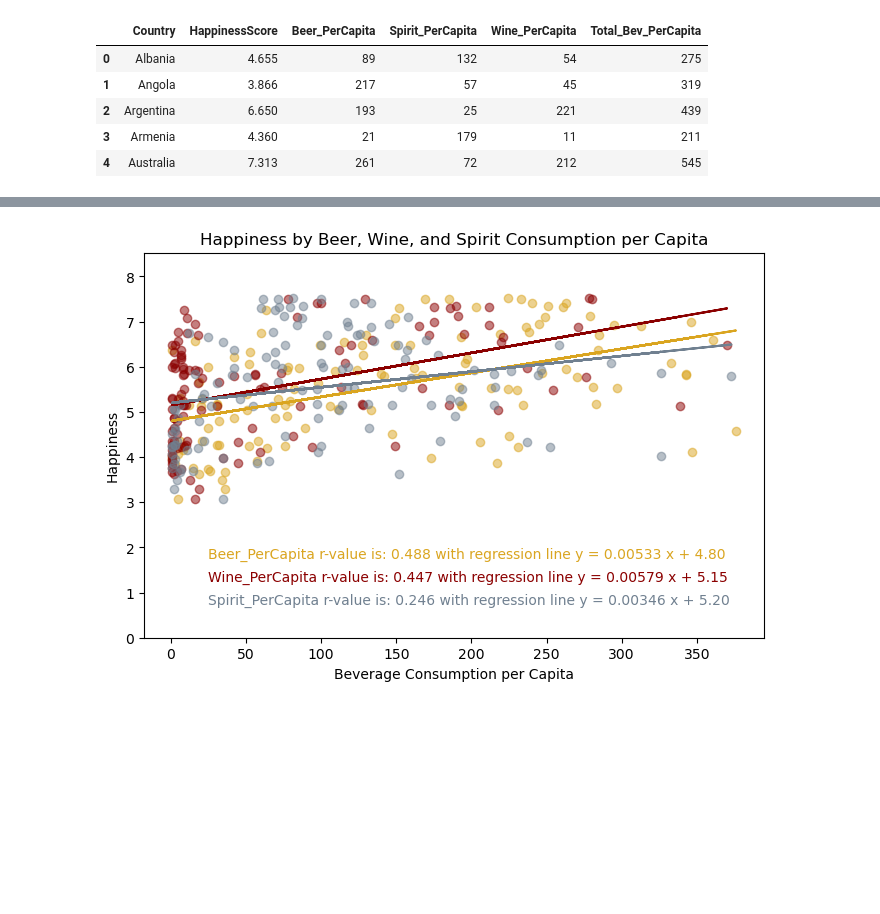
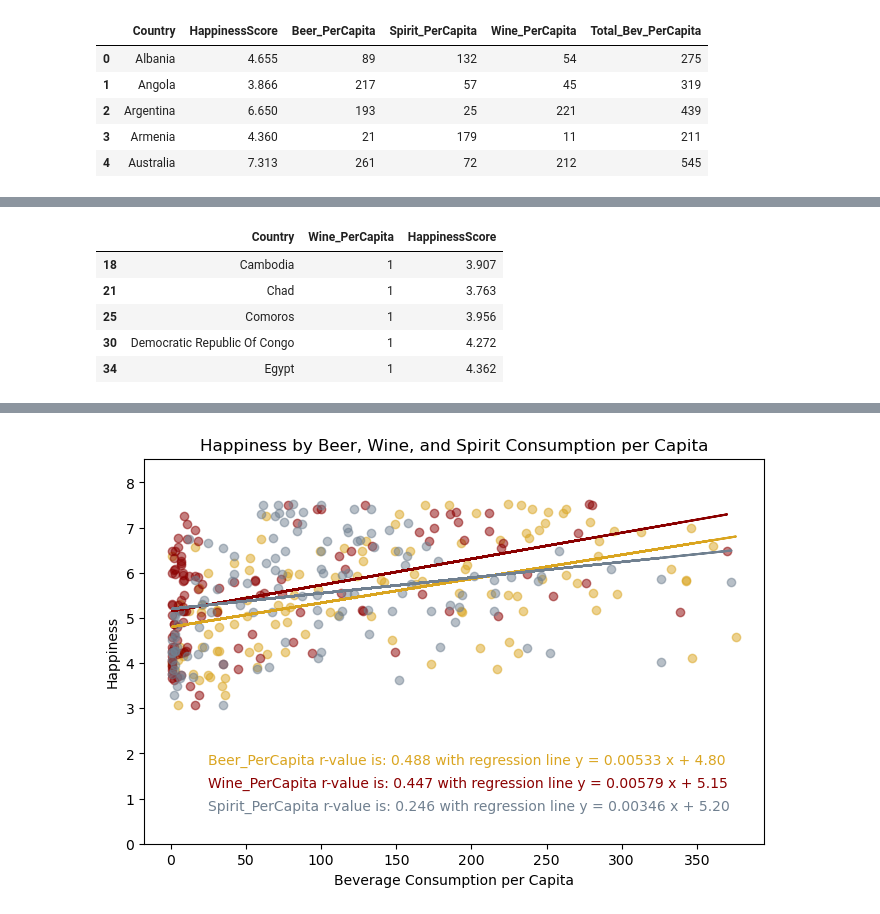
Before and after one commit to mattcaseycpa/project1, a Jupyter notebook: project.ipynb, the cells around one changed output, grey strips where cells are left out. Saved outputs shown, nothing was run; the diff lists cells and outputs as text; code cells hidden in the pictures; blank space fills up the shorter version.

```diff
--- a/project.ipynb
+++ b/project.ipynb
@@ -858,0 +896,11 @@ OH_happiness.head()
+# %%
+# Bottom 5 wine consuming countries and happiness scores
+bot5wine = OH_happiness.nsmallest(5, "Wine_PerCapita")[["Country", "Wine_PerCapita", "HappinessScore"]]
+bot5wine
+# %% [output]
+|  | Country | Wine_PerCapita | HappinessScore |
+| 18 | Cambodia | 1 | 3.907 |
+| 21 | Chad | 1 | 3.763 |
+| 25 | Comoros | 1 | 3.956 |
+| 30 | Democratic Republic Of Congo | 1 | 4.272 |
+| 34 | Egypt | 1 | 4.362 |
```
Also changed, not shown: parts of 8 cells of this notebook.
